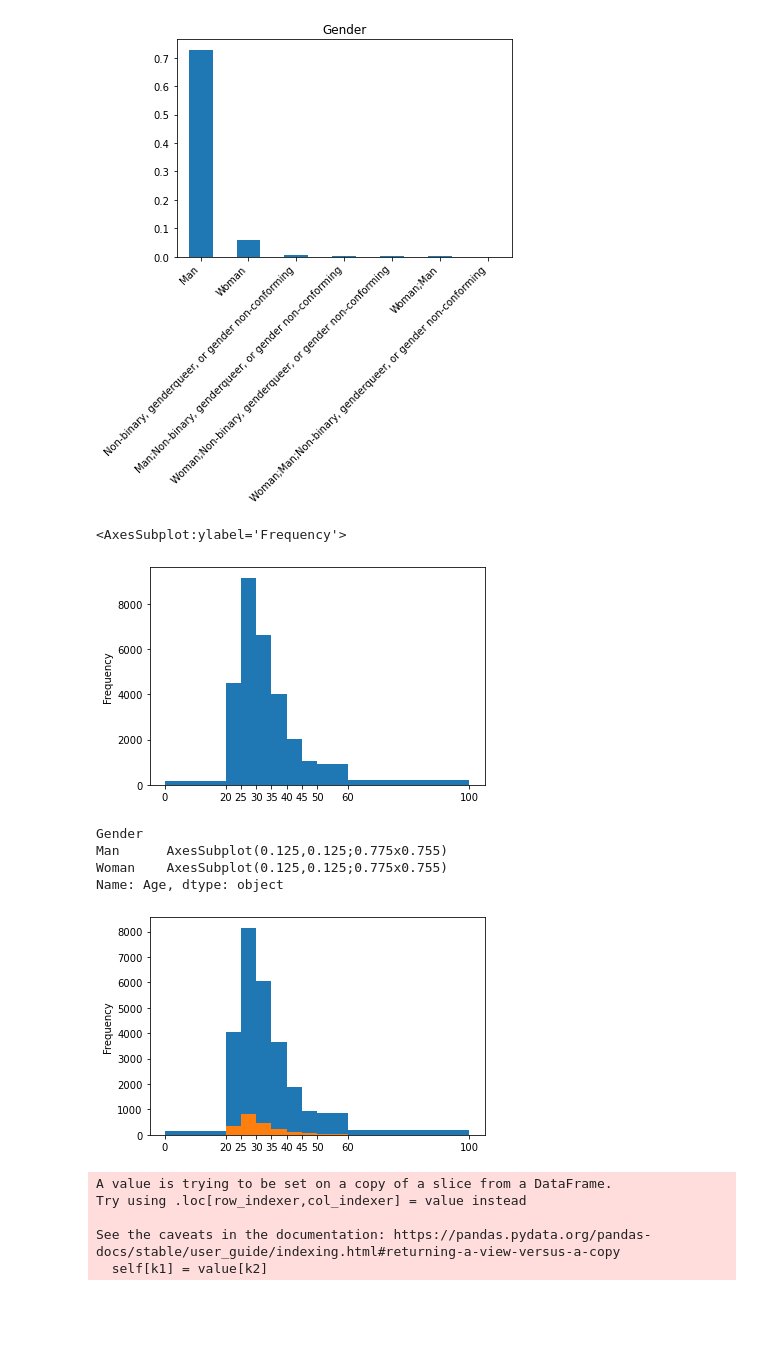
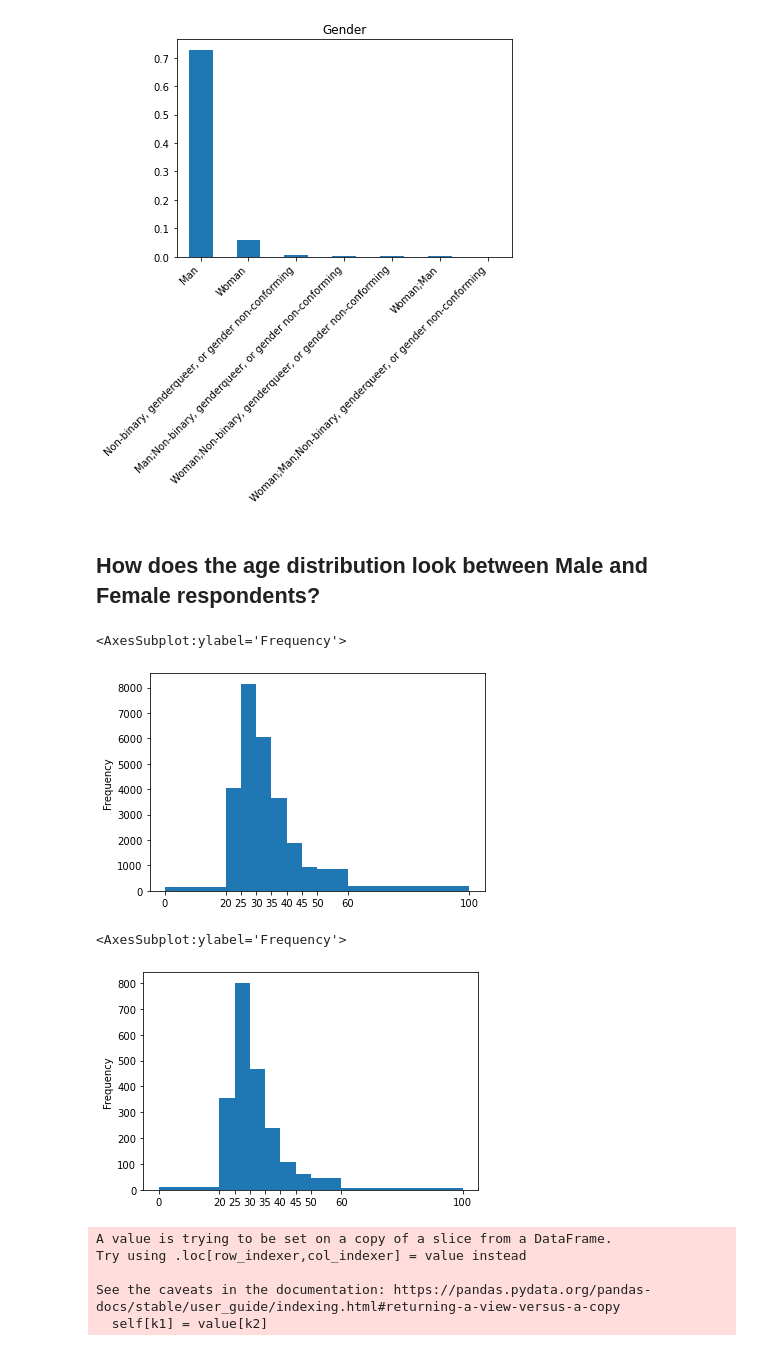
Before and after one commit to abhinavrohatgi30/stackoverflow-2020-dev-survey-analysis, a Jupyter notebook: StackOverFlow-Survey-Analysis.ipynb, the cells around one changed output. Saved outputs shown, nothing was run; the diff lists cells and outputs as text; code cells hidden in the pictures; blank space fills up the shorter version.

```diff
--- a/StackOverFlow-Survey-Analysis.ipynb
+++ b/StackOverFlow-Survey-Analysis.ipynb
@@ -196,25 +203,18 @@ plt.xticks(rotation=45,
 plt.title("Gender");
 # %% [output]
 [figure]
+# %% [markdown]
+## How does the age distribution look between Male and Female respondents?
 # %%
-# The below should be a bar chart of the proportion of the top 10 countries for the
-# individuals in your count_vals if it is set up correctly.
-
-df_devs.Age.plot(kind="hist", bins=[0,20,25,30,35,40,45,50,60,100],xticks=[0,20,25,30,35,40,45,50,60,100])
+df_devs[df_devs['Gender'] == 'Man'].Age.plot(kind="hist", bins=[0,20,25,30,35,40,45,50,60,100],xticks=[0,20,25,30,35,40,45,50,60,100])
 # %% [output]
 <AxesSubplot:ylabel='Frequency'>
-[figure, old version]
+[figure, new version]
 # %%
-# The below should be a bar chart of the proportion of the top 10 countries for the
-# individuals in your count_vals if it is set up correctly.
-
-df_devs[df_devs['Gender'].isin(['Man','Woman'])].groupby('Gender').Age.plot(kind="hist", bins=[0,20,25,30,35,40,45,50,60,100],xticks=[0,20,25,30,35,40,45,50,60,100])
+df_devs[df_devs['Gender'] == 'Woman'].Age.plot(kind="hist", bins=[0,20,25,30,35,40,45,50,60,100],xticks=[0,20,25,30,35,40,45,50,60,100])
 # %% [output]
-Gender
-Man      AxesSubplot(0.125,0.125;0.775x0.755)
-Woman    AxesSubplot(0.125,0.125;0.775x0.755)
-Name: Age, dtype: object
+<AxesSubplot:ylabel='Frequency'>
-[figure, old version]
+[figure, new version]
 # %%
 df_devs[['JF1','JF2','JF3']] = df_devs.JobFactors.str.split(";", n=2, expand = True)
 # %% [output]
```
Also changed, not shown: parts of 46 cells of this notebook.
